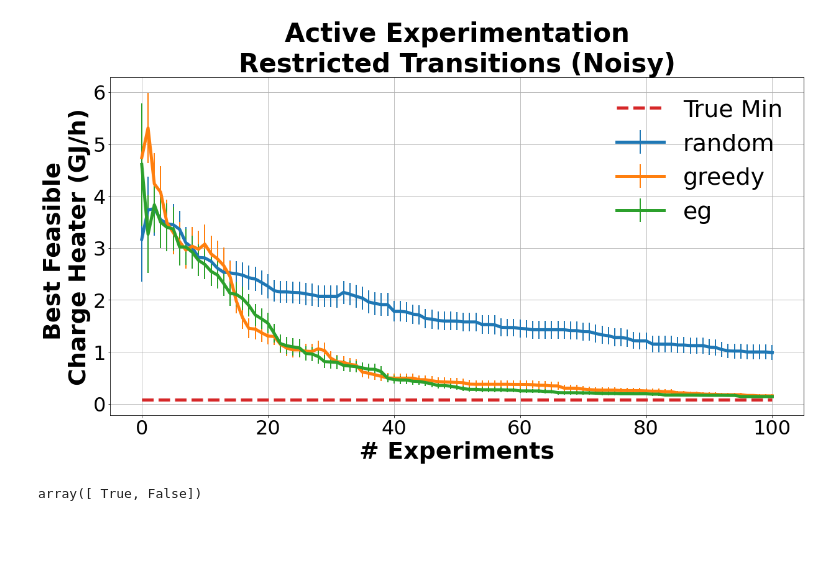
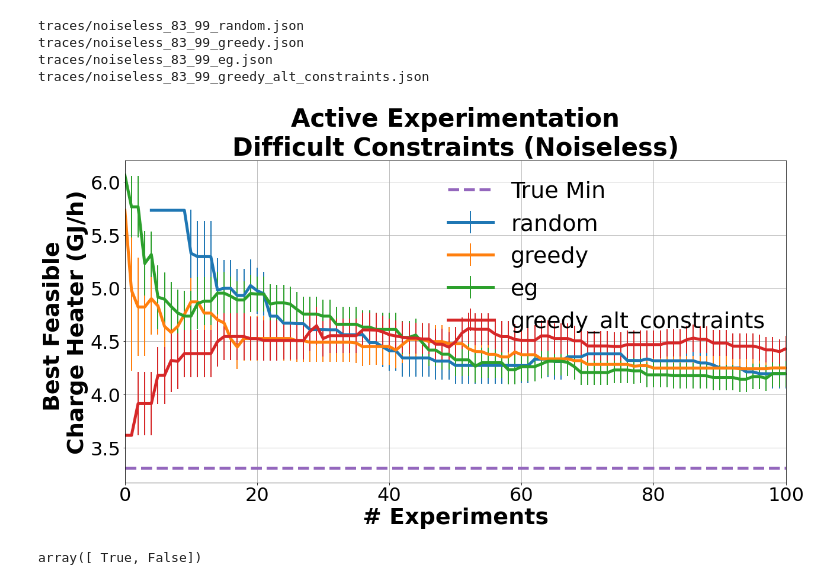
Before and after one commit to KISRDevelopment/iso-exploration, a Jupyter notebook: plot_traces.ipynb, the cells around one changed output. Cells and saved outputs as stored; diff of their text form; code cells hidden in the pictures; blank space fills up the shorter version.

```diff
--- a/plot_traces.ipynb
+++ b/plot_traces.ipynb
@@ -22,51 +22,61 @@ exp = 'noisy_83_98_constrained'
 output_path = 'tmp/fig11.tiff'
 title = "Active Experimentation\nRestricted Transitions (Noisy)"
 
+exp = 'noiseless_83_99'
+output_path = 'tmp/fig13.tiff'
+title = "Active Experimentation\nDifficult Constraints (Noiseless)"
+
+
 with open("exp_cfgs/%s.json" % exp, 'r') as f:
     exp_cfg = json.load(f)
 
 min_ron = exp_cfg['min_ron']
 min_yield = exp_cfg['min_yield']
-models = ['random', 'greedy', 'eg']
+models = ['random', 'greedy', 'eg', 'greedy_alt_constraints']
 #models = ['random']
 paths = [(m, "traces/%s_%s.json" % (exp, m)) for m in models]
 valid_comb_ix =(df['process_ron'] >= min_ron) & (df['process_yield'] >= min_yield)
 
 f, ax = plt.subplots(1, 1, figsize=(20, 10))
 for name,p in paths:
-
+    print(p)
     with open(p, 'r') as f:
         results = json.load(f)
 
     trace_chs = []
     for r in results['obs_traces']:
         r = np.array(r)
         fix = (r[:,1] >= min_ron) & (r[:,2] >= min_yield)
         r[~fix,0] = np.inf
         trace_chs.append(np.minimum.accumulate(r[:,0]))
 
     trace_chs = np.array(trace_chs) / (1000*1000)
     trace_chs[np.isinf(trace_chs)] = np.nan
     reps = np.sum(~np.isnan(trace_chs), axis=0)
 
     mean_trace = np.nanmean(trace_chs, axis=0)
     stderr_trace = np.nanstd(trace_chs, axis=0, ddof=1) / np.sqrt(reps)
 
     ax.errorbar(np.arange(mean_trace.shape[0]), mean_trace, yerr=stderr_trace, linewidth=5, label=name, marker='o', markersize=2, elinewidth=2)
     #ax.plot(, )
 
 ax.plot(np.arange(mean_trace.shape[0]), np.ones(mean_trace.shape[0]) *
         np.min(df[valid_comb_ix]['r1_charge_heater'] / (1000*1000)), linewidth=5, linestyle='--', label='True Min')
 ax.tick_params(axis='x', labelsize=32)
 ax.tick_params(axis='y', labelsize=32)
 ax.set_xlabel('# Experiments', fontsize=38, fontweight='bold')
 ax.set_ylabel('Best Feasible \nCharge Heater (GJ/h)', fontsize=38, fontweight='bold')
 ax.grid(True)
 ax.set_title(title, fontsize=42, fontweight='bold')
 ax.legend(fontsize=38, frameon=False)
+ax.set_xlim([0,100])
 plt.savefig(output_path, bbox_inches='tight', transparent=True, pad_inches=0.05, dpi=300, pil_kwargs={"compression": "tiff_lzw"})
 # %% [output]
+traces/noiseless_83_99_random.json
+traces/noiseless_83_99_greedy.json
+traces/noiseless_83_99_eg.json
+traces/noiseless_83_99_greedy_alt_constraints.json
-[figure, old version]
+[figure, new version]
 # %%
 np.all(np.array([[1,11],[3,4]]) > [0, 10], axis=1)
 # %% [output]
```
Also changed, not shown: 5 other files.
